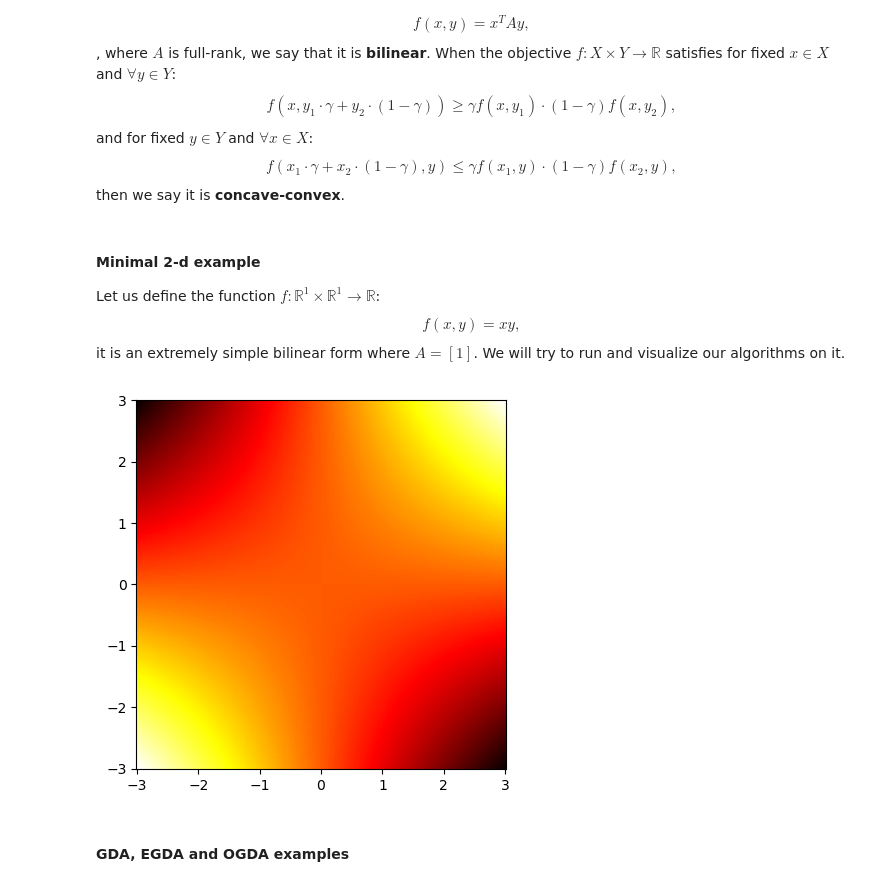
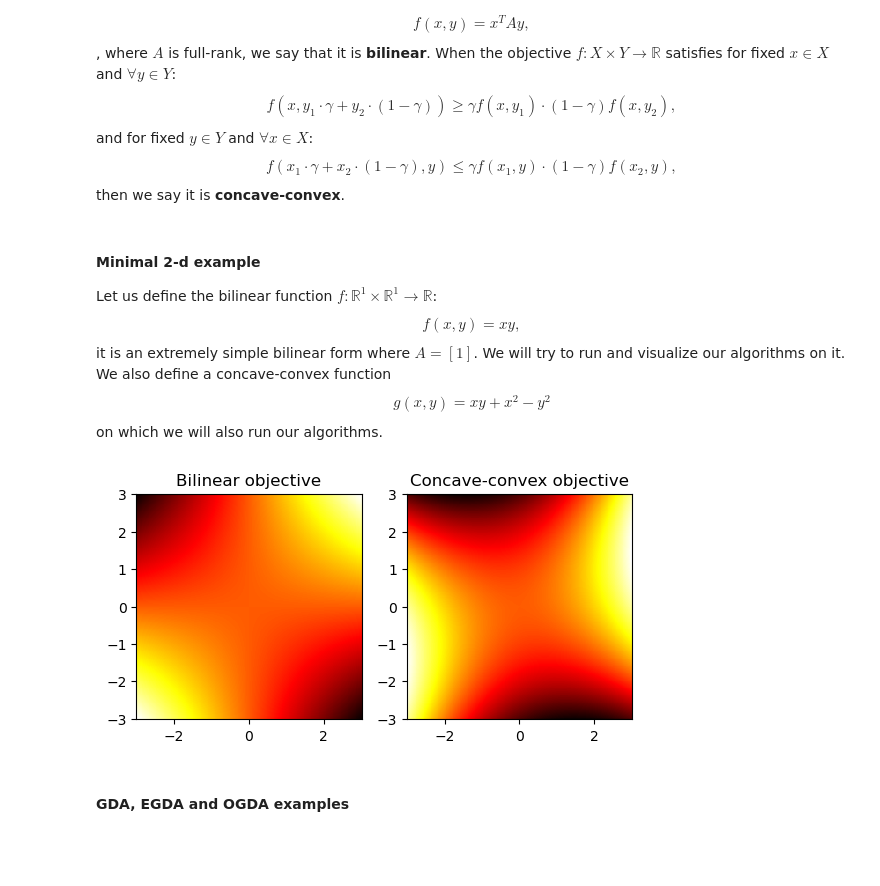
Before and after one commit to RenardDesNeiges/CIRL_Experiments, a Jupyter notebook: minmax_opt.ipynb, the cells around one changed output. Saved outputs shown, nothing was run; the diff lists cells and outputs as text; code cells hidden in the pictures; blank space fills up the shorter version.

```diff
--- a/minmax_opt.ipynb
+++ b/minmax_opt.ipynb
@@ -36,20 +36,31 @@ def plot_scalar_field(ax,fun,lims = [-3,3,-3,3], n=256, cmap = cm.hot):
 # %% [markdown]
 #### Minimal 2-d example
 
-Let us define the function $f: \mathbb{R}^1 \times \mathbb{R}^1 \rightarrow \mathbb{R}$:
+Let us define the bilinear function $f: \mathbb{R}^1 \times \mathbb{R}^1 \rightarrow \mathbb{R}$:
 $$
 f(x,y) = xy,
 $$
-it is an extremely simple bilinear form where $A = [1]$. We will try to run and visualize our algorithms on it.
+it is an extremely simple bilinear form where $A = [1]$. We will try to run and visualize our algorithms on it. We also define a concave-convex function
+$$
+g(x,y) = xy + x^2 - y^2
+$$
+on which we will also run our algorithms.
 # %%
 @jax.jit
-def simple_2d_objective(x,y):
+def simple_bilinear_objective(x,y):
     return x * y
 
+@jax.jit
+def simple_concave_convex_objective(x,y):
+    return x*y + x**2 - y**2
+
 """plot the function"""
-_, ax = plt.subplots(); plot_scalar_field(ax,simple_2d_objective); plt.show()
+_, ax = plt.subplots(1,2);
+plot_scalar_field(ax[0],simple_bilinear_objective); ax[0].set_title('Bilinear objective')
+plot_scalar_field(ax[1],simple_concave_convex_objective); ax[1].set_title('Concave-convex objective')
+plt.show()
 # %% [output]
-[figure, old version]
+[figure, new version]
 # %% [markdown]
 #### GDA, EGDA and OGDA examples
 # %%
```
Also changed, not shown: parts of 3 cells of this notebook, 1 other file.
